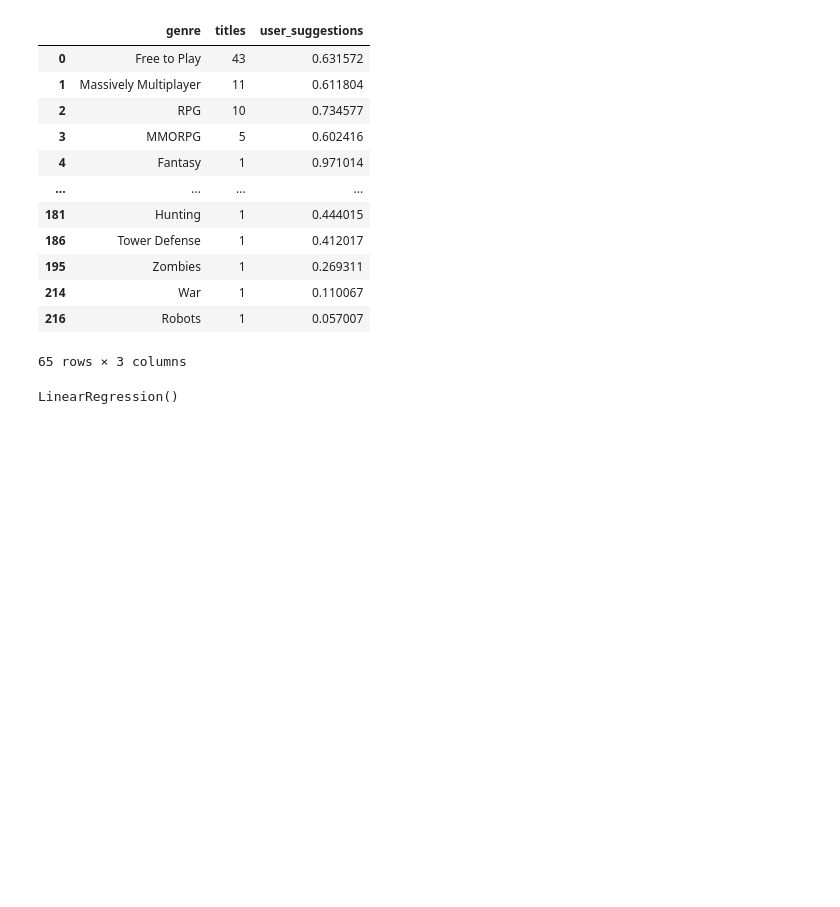
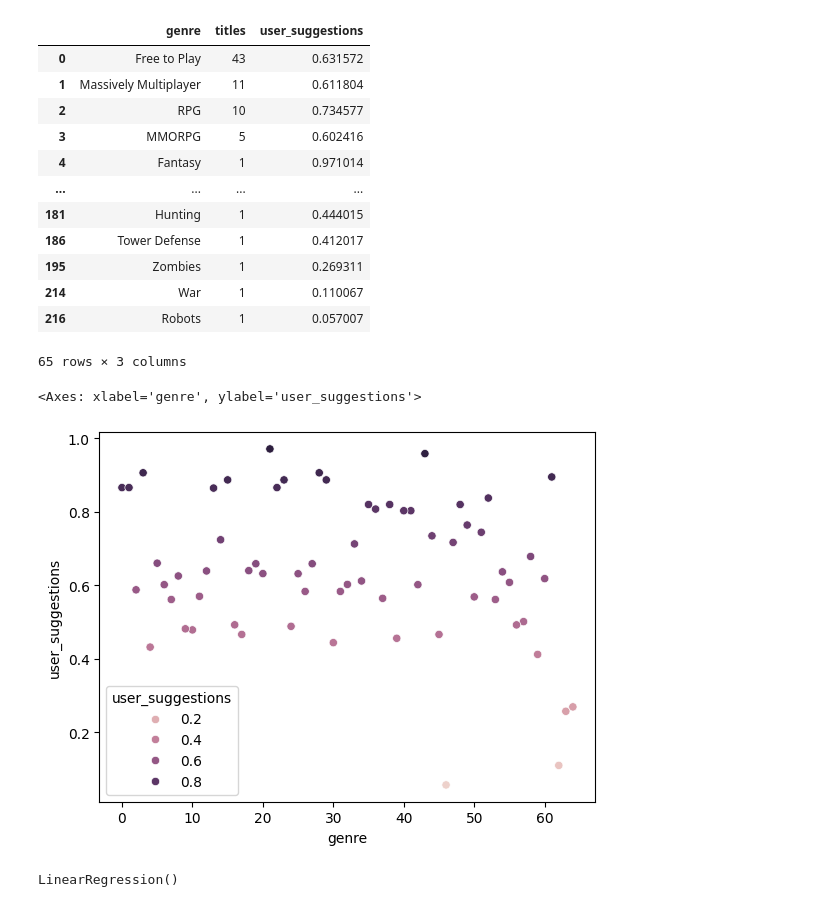
Before and after one commit to DylanSTucker/cmpt318-dataAnalysis, a Jupyter notebook: src/results.ipynb, the cells around one changed output. Drawn from its saved outputs; the diff is of its cells as text; code cells hidden in the pictures; blank space fills up the shorter version.

```diff
--- a/src/results.ipynb
+++ b/src/results.ipynb
@@ -170,6 +170,12 @@ df_genre
 65 rows × 3 columns
 # %%
 df_genre["genre"] = le.fit_transform(df_genre["genre"])
+# %%
+#Final dataset figure
+sns.scatterplot(data=df_genre, x="genre", y="user_suggestions", hue="user_suggestions")
+# %% [output]
+<Axes: xlabel='genre', ylabel='user_suggestions'>
+[figure, added]
 # %%
 x = df_genre["genre"]
 y = df_genre["user_suggestions"]
```
Also changed, not shown: parts of 8 cells of this notebook, 3 other files.
